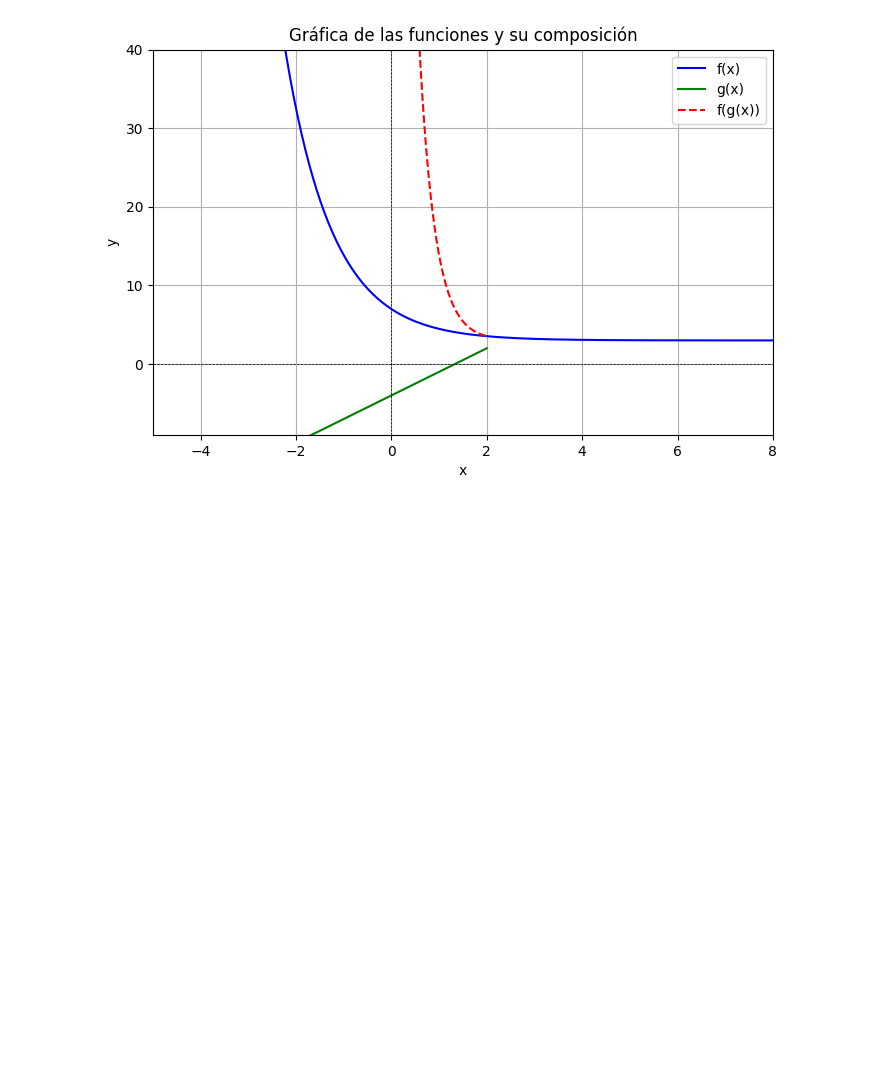
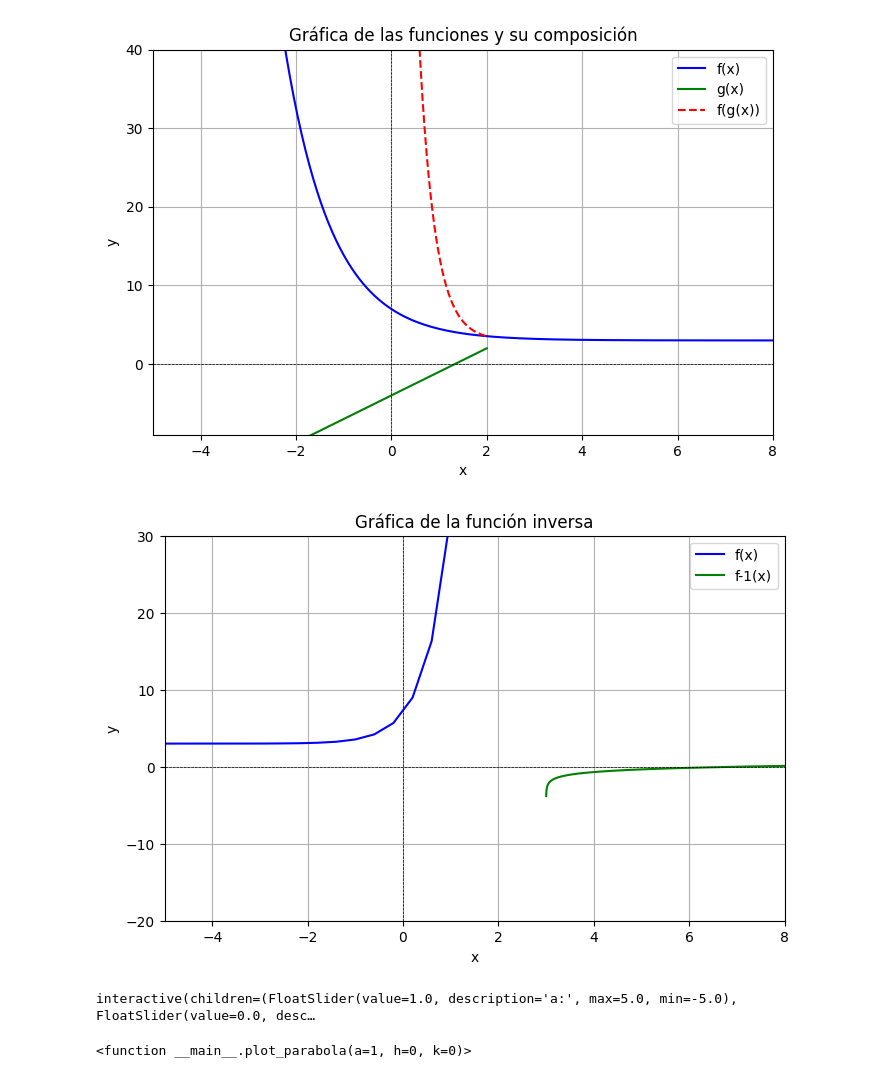
Before and after one commit to jarsmp37/progavan, a Jupyter notebook: gráficas_cálculo.ipynb, the cells around one changed output. Drawn from its saved outputs; the diff is of its cells as text; code cells hidden in the pictures; blank space fills up the shorter version.

```diff
--- a/gráficas_cálculo.ipynb
+++ b/gráficas_cálculo.ipynb
@@ -147,3 +150,65 @@ plt.xlim(-5,8)
 plt.show()
 # %% [output]
 [figure]
+# %%
+import numpy as np
+import matplotlib.pyplot as plt
+def funcion1(x):
+    return 4*np.exp(2*x)+3
+def funcion2(x):
+    return 0.5*np.log((x-3)/4)
+
+x1 = np.linspace(-100, 100, 500)
+x2 = np.linspace(3, 100, 50000)
+y1 = funcion1(x1)
+y2 = funcion2(x2)
+
+
+plt.figure(figsize=(8, 5))
+plt.plot(x1, y1, label="f(x)", color='blue')
+plt.plot(x2, y2, label="f-1(x)", color='green')
+
+plt.title("Gráfica de la función inversa")
+plt.axhline(0, color="black", linewidth=0.5, linestyle="--")
+plt.axvline(0, color="black", linewidth=0.5, linestyle="--")
+plt.legend()
+plt.xlabel("x")
+plt.ylabel("y")
+plt.grid(True)
+plt.ylim(-20,30)
+plt.xlim(-5,8)
+plt.show()
+# %% [output]
+[figure, added]
+# %%
+import numpy as np
+import matplotlib.pyplot as plt
+from ipywidgets import interact, FloatSlider
+
+def parabola(a, h, k):
+    x = np.linspace(-10, 10, 400)
+    y = a * (x - h)**2 + k
+    return x, y
+
+def plot_parabola(a=1, h=0, k=0):
+    x, y = parabola(a, h, k)
+    plt.figure(figsize=(8, 6))
+    plt.plot(x, y, label=f'y = {a}(x - {h})² + {k}')
+    plt.title('Parábola Interactiva')
+    plt.xlabel('x')
+    plt.ylabel('y')
+    plt.axhline(0, color='black', linewidth=0.5)
+    plt.axvline(0, color='black', linewidth=0.5)
+    plt.grid(True)
+    plt.legend()
+    plt.ylim(-10, 10)
+    plt.xlim(-10, 10)
+    plt.show()
+
+interact(plot_parabola,
+         a=FloatSlider(value=1, min=-5, max=5, step=0.1, description='a:'),
+         h=FloatSlider(value=0, min=-5, max=5, step=0.1, description='h:'),
+         k=FloatSlider(value=0, min=-5, max=5, step=0.1, description='k:'))
+# %% [output]
+interactive(children=(FloatSlider(value=1.0, description='a:', max=5.0, min=-5.0), FloatSlider(value=0.0, desc…
+<function __main__.plot_parabola(a=1, h=0, k=0)>
```
Also changed, not shown: parts of 4 cells of this notebook, 26 other files.
